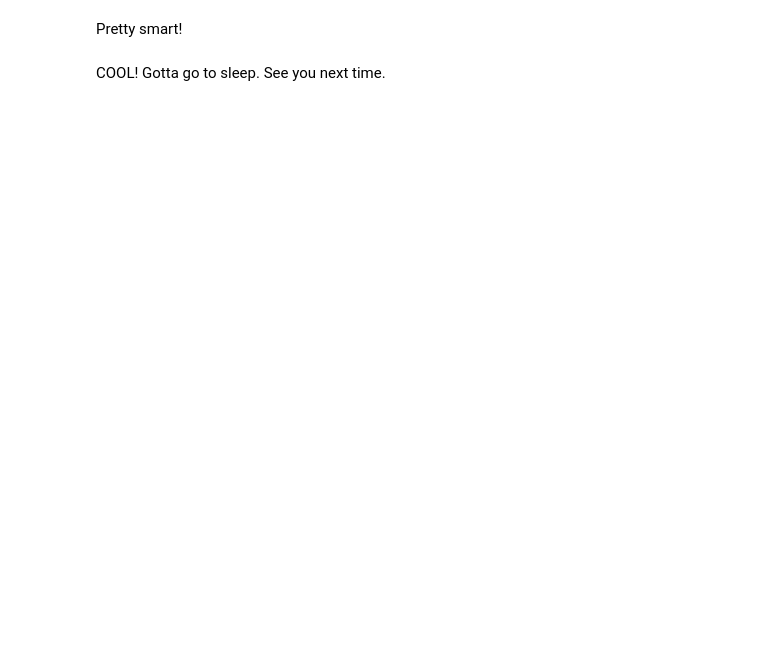
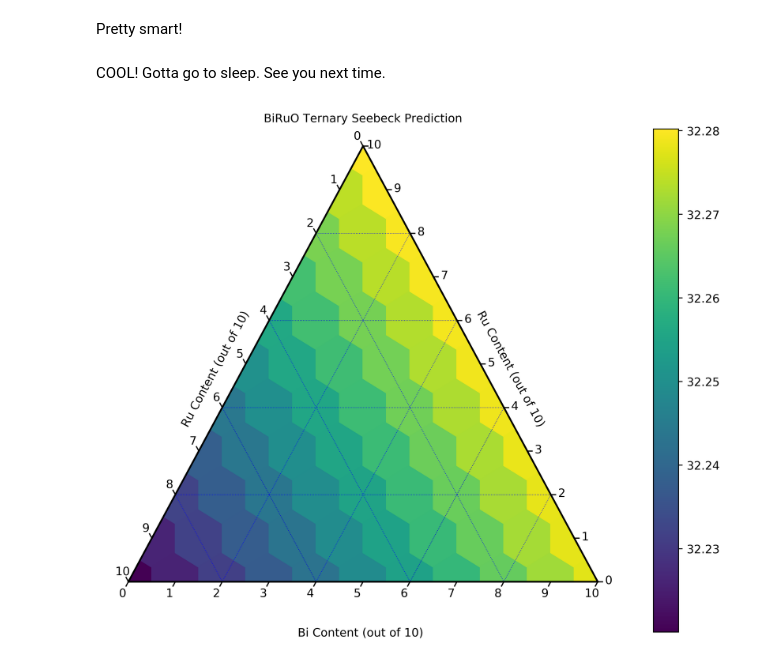
Before and after one commit to Luochenghuang/TEMANN, a Jupyter notebook: temann/ann_success.ipynb, the cells around one changed output. Cells and saved outputs as stored; diff of their text form; code cells hidden in the pictures; blank space fills up the shorter version.

```diff
--- a/temann/ann_success.ipynb
+++ b/temann/ann_success.ipynb
@@ -198,6 +294,13 @@ def test_data(compound, T):
     array = array.T
     return array
 
+def print_predict(compound, T):
+    print(str(model.predict(test_data(compound, T))[0][0]) + '  (uV/K)')
+
 def predict(compound, T):
-    print(str(model.predict(test_data(compound, T))[0][0]) + '  (uV/K)')
+    return (model.predict(test_data(compound, T))[0][0])
+
+def three_elements_to_heat(s_1,s_2,s_3,c_1,c_2,c_3):
+    """input 3 strs and 3 coefficients output the compound formula"""
+    return s_1+str(c_1)+s_2+str(c_2)+s_3+str(c_3)
 # %%
@@ -219,3 +336,51 @@ Pretty smart!
 # %% [markdown]
 COOL!
 Gotta go to sleep. See you next time.
+# %%
+import math
+import ternary
+
+def generate_random_heatmap_data(s1, s2, s3, T=400, scale=5):
+    from ternary.helpers import simplex_iterator
+    d = dict()
+    for (i,j,k) in simplex_iterator(scale):
+        compound = three_elements_to_heat(s1, s2, s3, i, j, k)
+        heat = predict(compound, T)
+        d[(i,j)] = heat
+    return d
+
+scale = 10
+
+s1 = 'Bi'
+s2 = 'Ru'
+s3 = 'O'
+T = 400
+
+## Boundary and Gridlines
+fontsize = 10
+figure, tax = ternary.figure(scale=scale)
+figure.set_size_inches(10, 8)
+figure.set_dpi(500)
+
+# Draw Boundary and Gridlines
+tax.boundary(linewidth=1.0)
+tax.gridlines(color="black", multiple=6)
+tax.gridlines(color="blue", multiple=2, linewidth=0.5)
+
+# Set Axis labels and Title
+tax.set_title("{}{}{} Ternary Seebeck Prediction".format(s1,s2,s3), fontsize=fontsize)
+tax.left_axis_label("{} Content (out of 10)".format(s2), fontsize=fontsize)
+tax.right_axis_label("{} Content (out of 10)".format(s2), fontsize=fontsize)
+tax.bottom_axis_label("{} Content (out of 10)".format(s1), fontsize=fontsize, ha='center')
+
+d = generate_random_heatmap_data(s1,s2,s3,T,scale)
+# figure, tax = ternary.figure(scale=scale)
+tax.heatmap(d, style="h")
+tax.boundary()
+tax.ticks(axis='lbr', linewidth=1, multiple=1)
+
+tax.clear_matplotlib_ticks()
+tax.ax.set_axis_off()
+tax.show()
+# %% [output]
+[figure, added]
```
Also changed, not shown: parts of 12 cells of this notebook.
